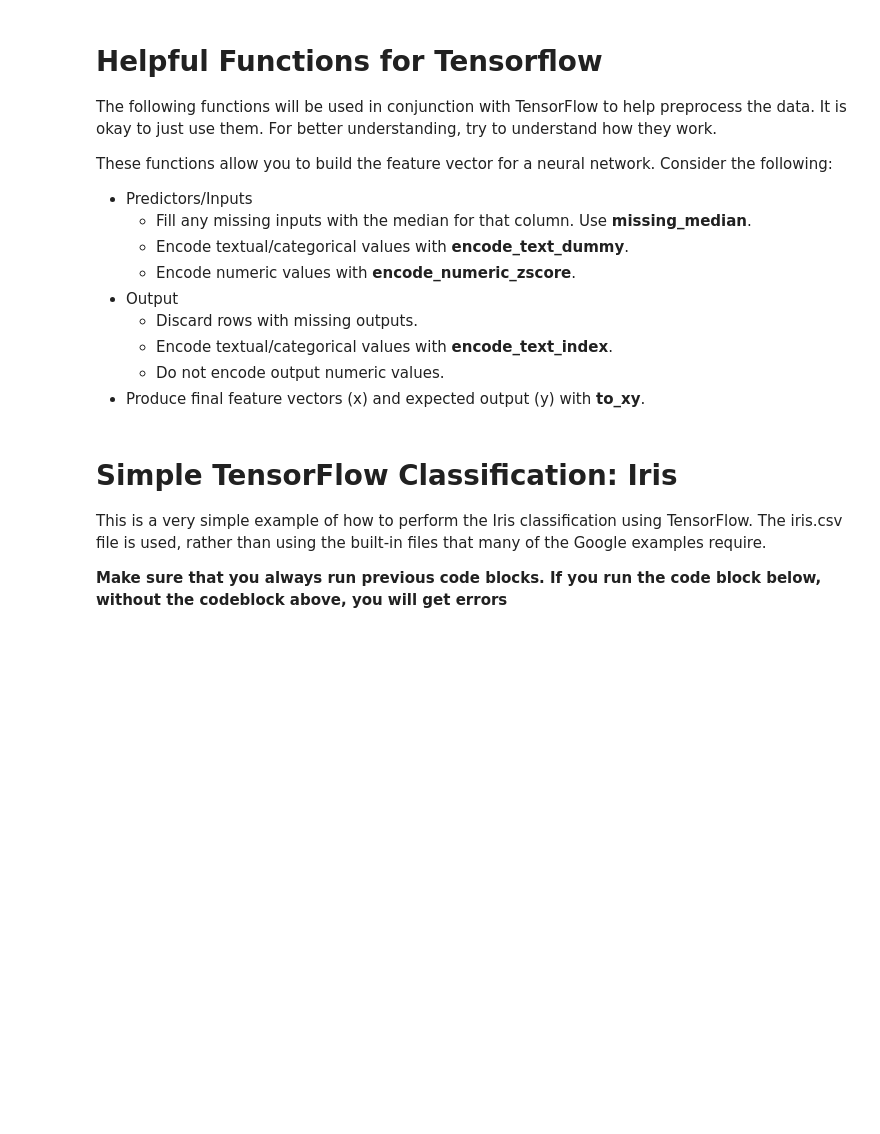
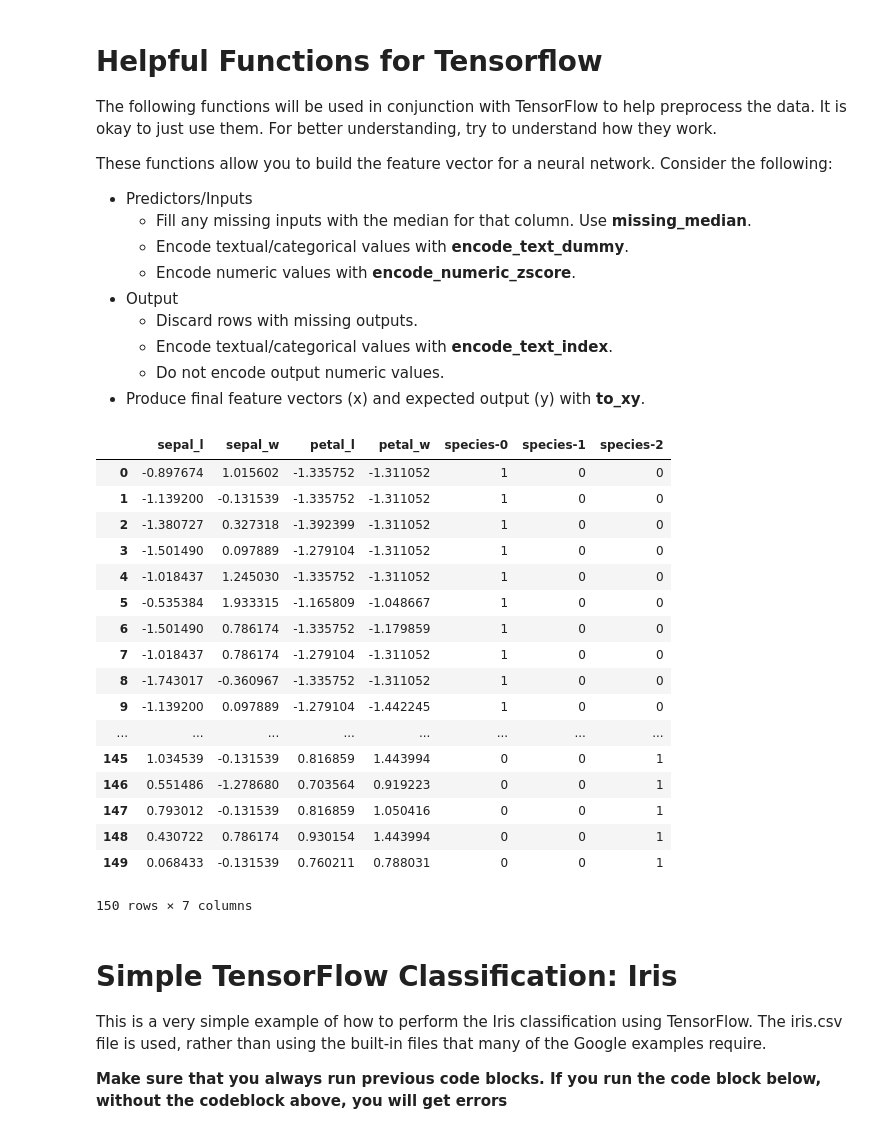
Before and after one commit to kuatroka/jh_dl, a Jupyter notebook: jh_dl_class2_intro_tensorflow.ipynb, the cells around one changed output. Cells and saved outputs as stored; diff of their text form; code cells hidden in the pictures; blank space fills up the shorter version.

```diff
--- a/jh_dl_class2_intro_tensorflow.ipynb
+++ b/jh_dl_class2_intro_tensorflow.ipynb
@@ -285,3 +294,24 @@ These functions allow you to build the feature vector for a neural network. Cons
+# %%
+df
+# %% [output]
+|  | sepal_l | sepal_w | petal_l | petal_w | species-0 | species-1 | species-2 |
+| 0 | -0.897674 | 1.015602 | -1.335752 | -1.311052 | 1 | 0 | 0 |
+| 1 | -1.139200 | -0.131539 | -1.335752 | -1.311052 | 1 | 0 | 0 |
+| 2 | -1.380727 | 0.327318 | -1.392399 | -1.311052 | 1 | 0 | 0 |
+| 3 | -1.501490 | 0.097889 | -1.279104 | -1.311052 | 1 | 0 | 0 |
+| 4 | -1.018437 | 1.245030 | -1.335752 | -1.311052 | 1 | 0 | 0 |
+| 5 | -0.535384 | 1.933315 | -1.165809 | -1.048667 | 1 | 0 | 0 |
+| 6 | -1.501490 | 0.786174 | -1.335752 | -1.179859 | 1 | 0 | 0 |
+| 7 | -1.018437 | 0.786174 | -1.279104 | -1.311052 | 1 | 0 | 0 |
+| 8 | -1.743017 | -0.360967 | -1.335752 | -1.311052 | 1 | 0 | 0 |
+| 9 | -1.139200 | 0.097889 | -1.279104 | -1.442245 | 1 | 0 | 0 |
+| ... | ... | ... | ... | ... | ... | ... | ... |
+| 145 | 1.034539 | -0.131539 | 0.816859 | 1.443994 | 0 | 0 | 1 |
+| 146 | 0.551486 | -1.278680 | 0.703564 | 0.919223 | 0 | 0 | 1 |
+| 147 | 0.793012 | -0.131539 | 0.816859 | 1.050416 | 0 | 0 | 1 |
+| 148 | 0.430722 | 0.786174 | 0.930154 | 1.443994 | 0 | 0 | 1 |
+| 149 | 0.068433 | -0.131539 | 0.760211 | 0.788031 | 0 | 0 | 1 |
+150 rows × 7 columns
 # %%
 from sklearn import preprocessing
 import matplotlib.pyplot as plt
```
Also changed, not shown: parts of 16 cells of this notebook, 1 other file.
